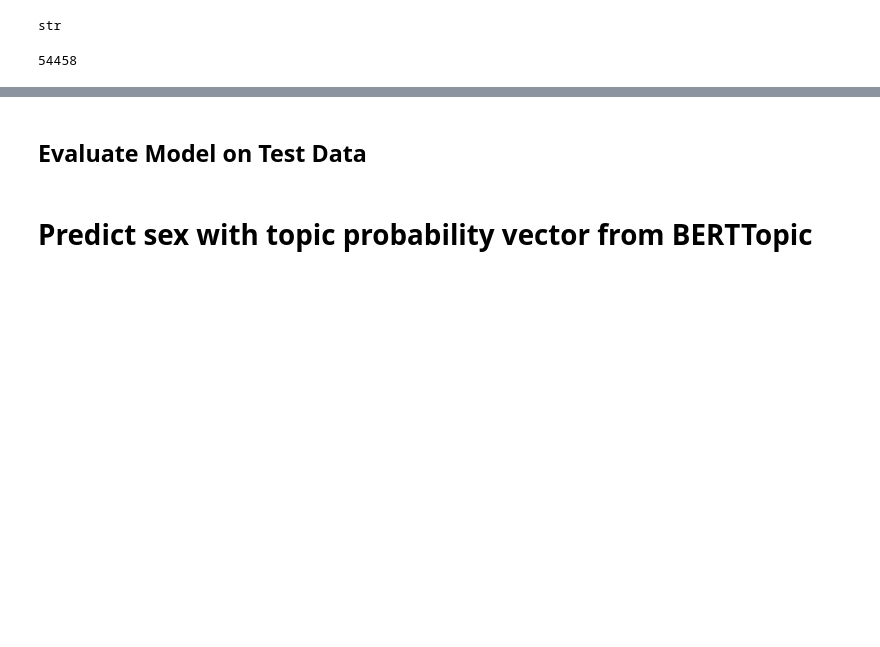
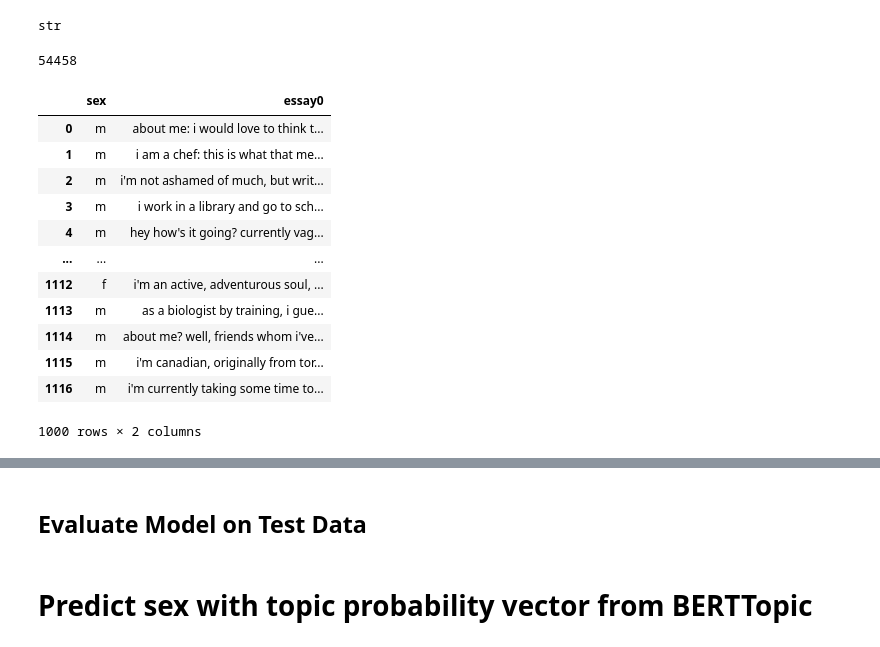
Before and after one commit to NorrisPau/MachineLearning_Class_NoraPauelsen, a Jupyter notebook: notebooks/Pytorch_predict_sex_with_topic_probs.ipynb, the cells around one changed output, grey strips where cells are left out. Cells and saved outputs as stored; diff of their text form; code cells hidden in the pictures; blank space fills up the shorter version.

Commit message:
Running, included QUESTION for discussion

```diff
--- a/notebooks/Pytorch_predict_sex_with_topic_probs.ipynb
+++ b/notebooks/Pytorch_predict_sex_with_topic_probs.ipynb
@@ -77,6 +77,24 @@ str
 len(df["essay0"]) #54458, before: 59946
 # %% [output]
 54458
+# %%
+# For running: Make dataset smaller
+df = df[0:1000]
+df
+# %% [output]
+|  | sex | essay0 |
+| 0 | m | about me: i would love to think t... |
+| 1 | m | i am a chef: this is what that me... |
+| 2 | m | i'm not ashamed of much, but writ... |
+| 3 | m | i work in a library and go to sch... |
+| 4 | m | hey how's it going? currently vag... |
+| ... | ... | ... |
+| 1112 | f | i'm an active, adventurous soul, ... |
+| 1113 | m | as a biologist by training, i gue... |
+| 1114 | m | about me? well, friends whom i've... |
+| 1115 | m | i'm canadian, originally from tor... |
+| 1116 | m | i'm currently taking some time to... |
+1000 rows × 2 columns
 # %%
 tokenizer = BertTokenizer.from_pretrained('bert-base-cased')
 
```
Also changed, not shown: parts of 12 cells of this notebook.
